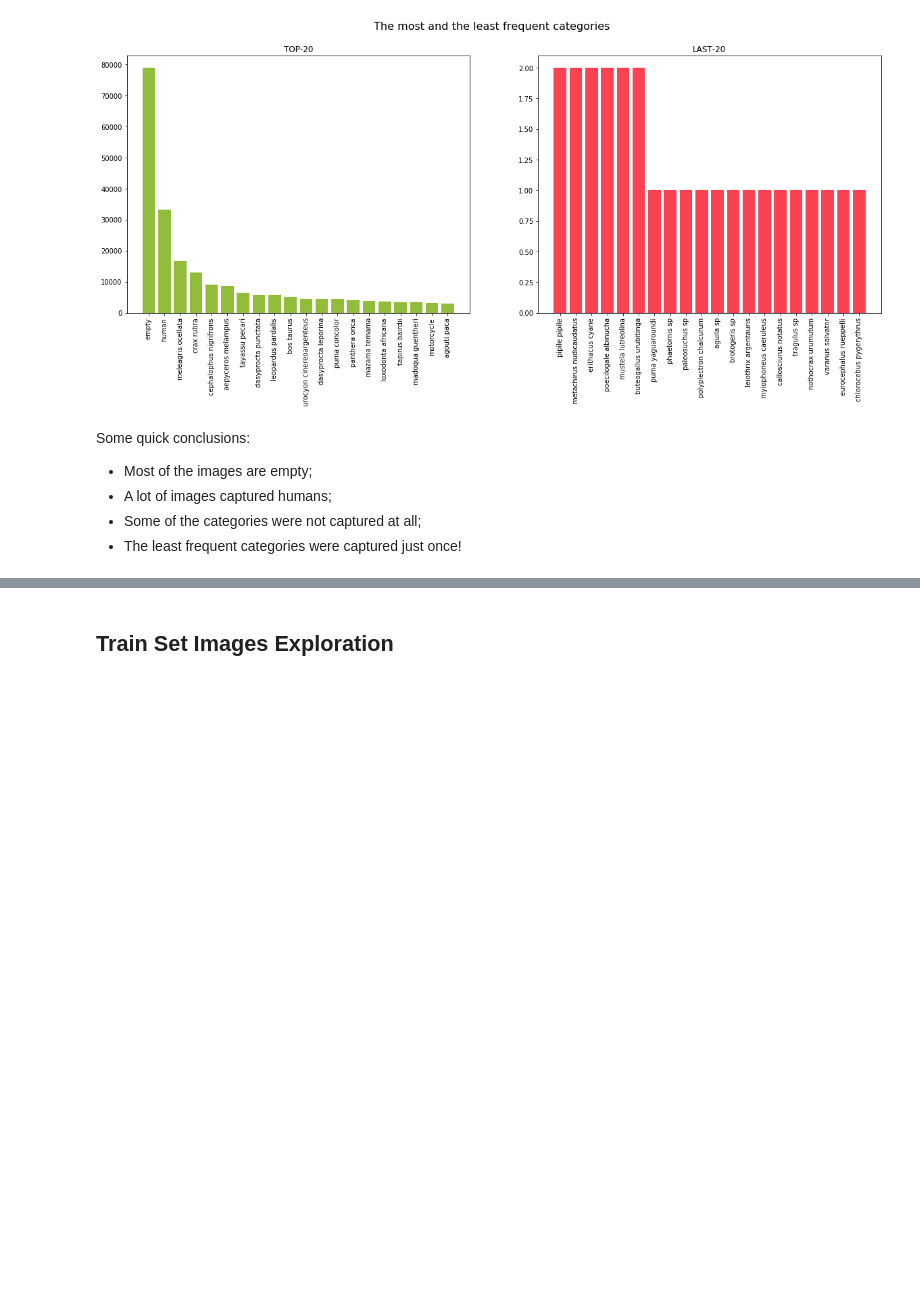
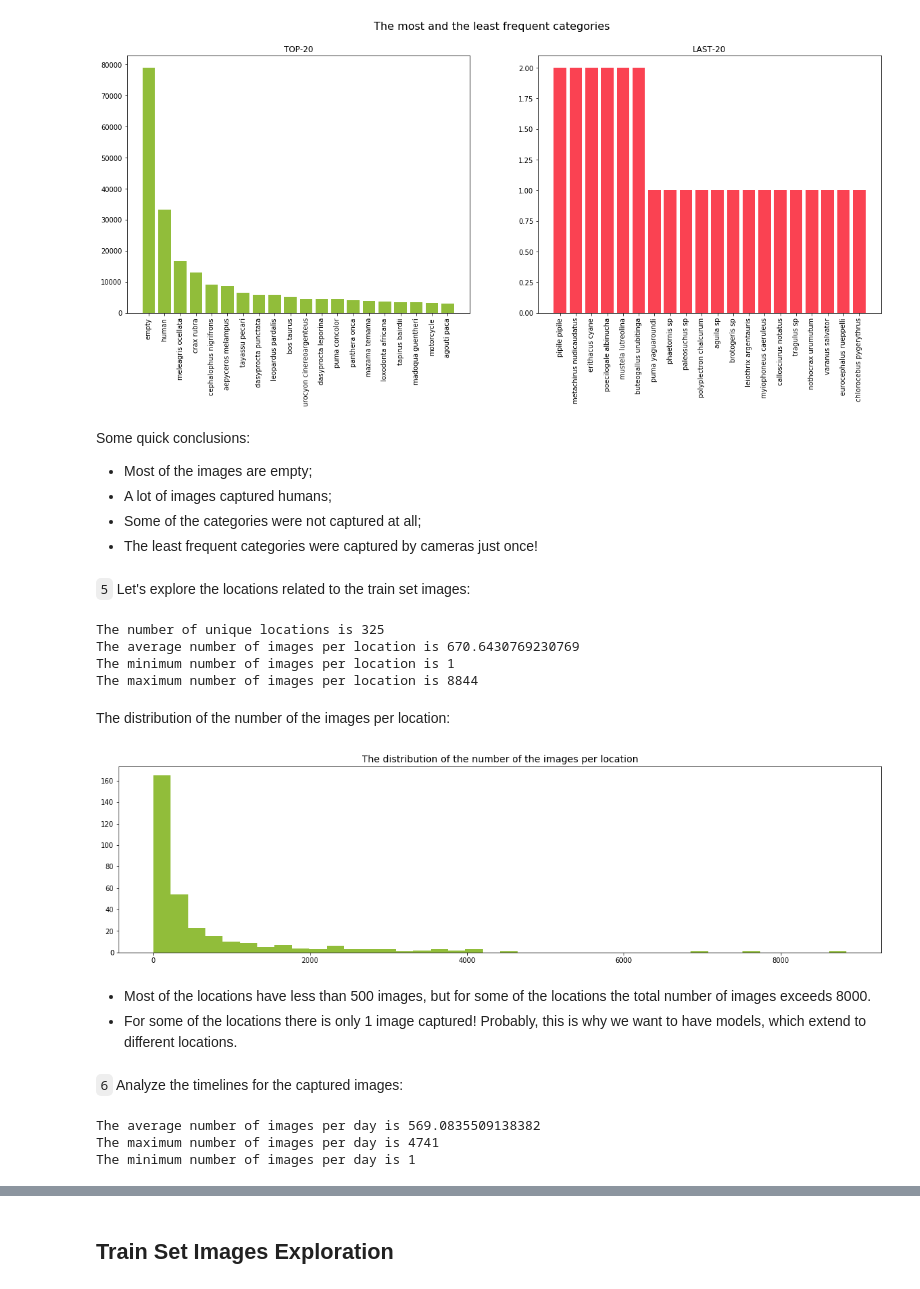
Before and after one commit to Lexie88rus/iWildCam, a Jupyter notebook: iwildcam-eda.ipynb, the cells around one changed output, grey strips where cells are left out. Saved outputs shown, nothing was run; the diff lists cells and outputs as text; code cells hidden in the pictures; blank space fills up the shorter version.

```diff
--- a/iwildcam-eda.ipynb
+++ b/iwildcam-eda.ipynb
@@ -222,4 +225,30 @@ Some quick conclusions:
 * Most of the images are empty;
 * A lot of images captured humans;
 * Some of the categories were not captured at all;
-* The least frequent categories were captured just once!
+* The least frequent categories were captured by cameras just once!
+# %% [markdown]
+`5` Let's explore the locations related to the train set images:
+# %%
+print('The number of unique locations is {}'.format(train_images.location.nunique()))
+print('The average number of images per location is {}'.format(train_images.groupby(by=['location']).id.count().mean()))
+print('The minimum number of images per location is {}'.format(train_images.groupby(by=['location']).id.count().min()))
+print('The maximum number of images per location is {}'.format(train_images.groupby(by=['location']).id.count().max()))
+# %% [output]
+The number of unique locations is 325
+The average number of images per location is 670.6430769230769
+The minimum number of images per location is 1
+The maximum number of images per location is 8844
+# %% [markdown]
+The distribution of the number of the images per location:
+# %%
+plt.figure(figsize=(20,5))
+plt.hist(train_images.groupby(by=['location']).id.count(), bins=40, color='#91bd3a')
+plt.title('The distribution of the number of the images per location', fontsize=14)
+plt.show()
+# %% [output]
+[figure, added]
+# %% [markdown]
+* Most of the locations have less than 500 images, but for some of the locations the total number of images exceeds 8000.
+* For some of the locations there is only 1 image captured! Probably, this is why we want to have models, which extend to different locations.
+# %% [markdown]
+`6` Analyze the timelines for the captured images:
@@ -225,0 +266,8 @@ Some quick conclusions:
+# %%
+print('The average number of images per day is {}'.format(img_per_date.mean()))
+print('The maximum number of images per day is {}'.format(img_per_date.max()))
+print('The minimum number of images per day is {}'.format(img_per_date.min()))
+# %% [output]
+The average number of images per day is 569.0835509138382
+The maximum number of images per day is 4741
+The minimum number of images per day is 1
```
Also changed, not shown: parts of 26 cells of this notebook.
